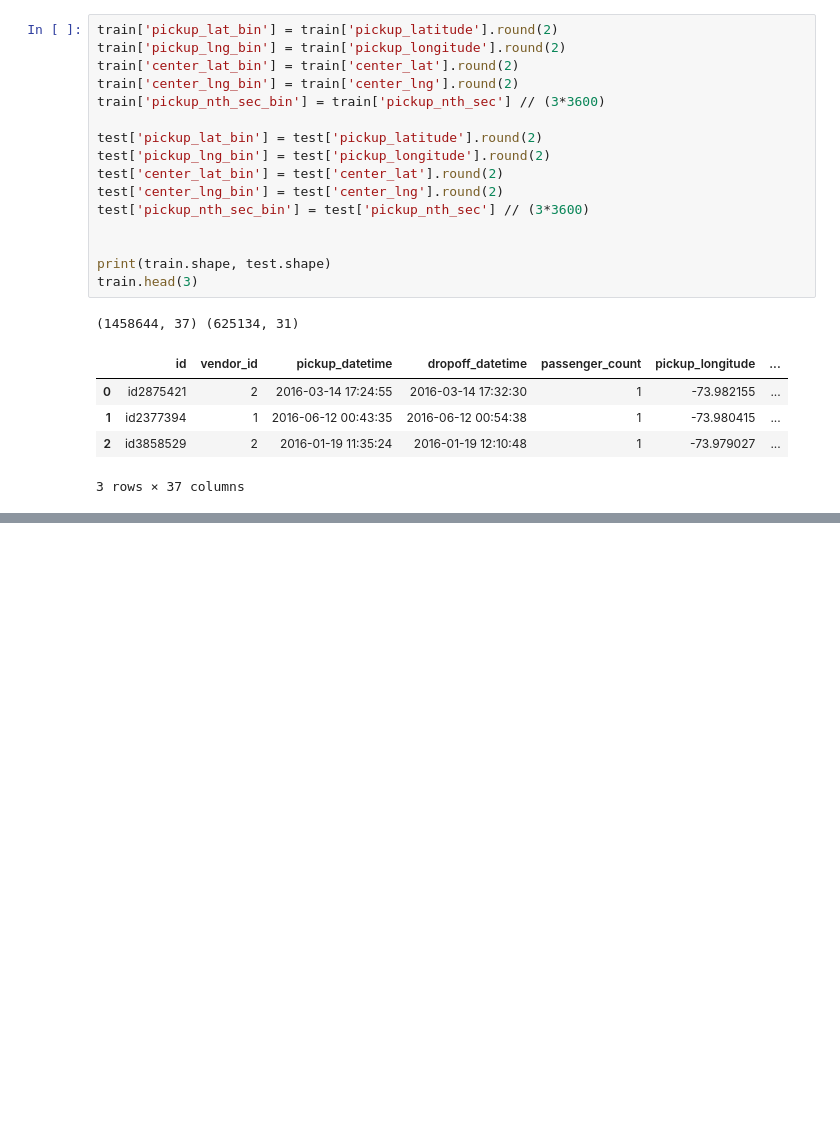
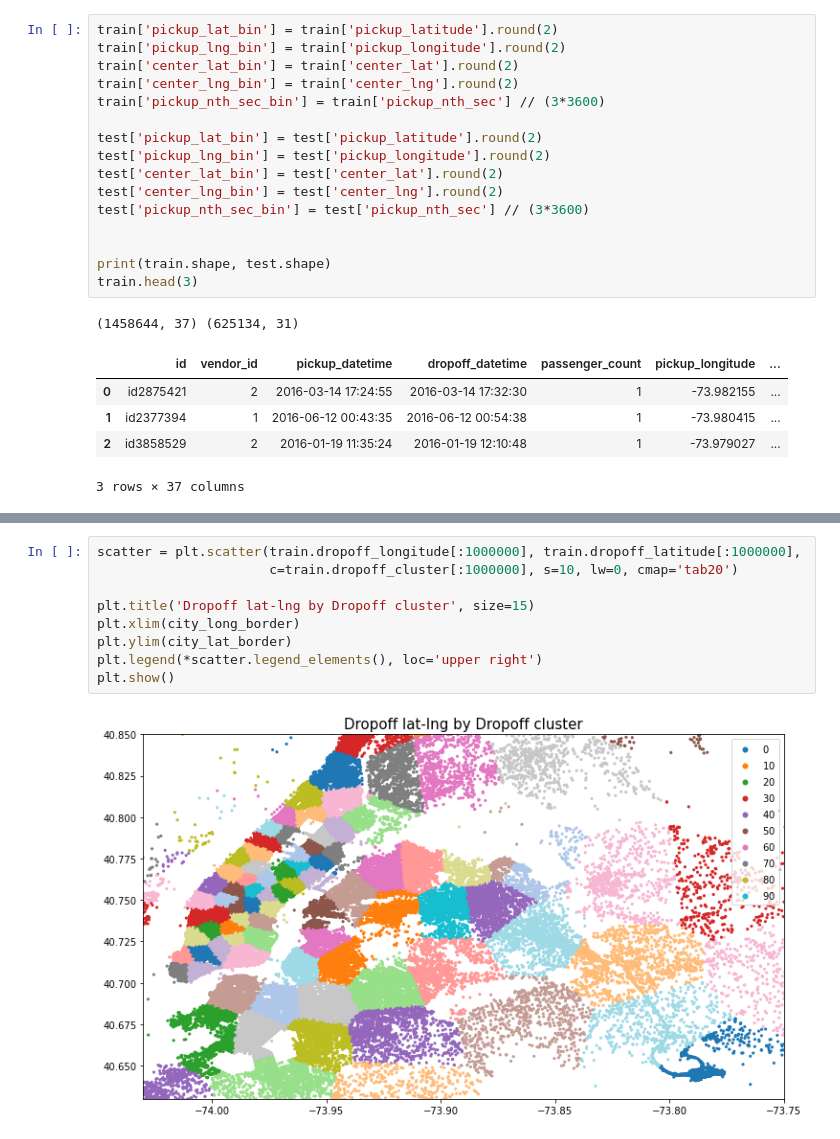
Before and after one commit to sam351/competitions, a Jupyter notebook: kaggle_NY-taxi/200625_NY-taxi_study-03_from-EDA-to-the-Top.ipynb, the cells around one changed output, grey strips where cells are left out. Cells and saved outputs as stored; diff of their text form; blank space fills up the shorter version.

```diff
--- a/kaggle_NY-taxi/200625_NY-taxi_study-03_from-EDA-to-the-Top.ipynb
+++ b/kaggle_NY-taxi/200625_NY-taxi_study-03_from-EDA-to-the-Top.ipynb
@@ -395,0 +431,11 @@ train.head(3)
+# %%
+scatter = plt.scatter(train.dropoff_longitude[:1000000], train.dropoff_latitude[:1000000],
+                      c=train.dropoff_cluster[:1000000], s=10, lw=0, cmap='tab20')
+
+plt.title('Dropoff lat-lng by Dropoff cluster', size=15)
+plt.xlim(city_long_border)
+plt.ylim(city_lat_border)
+plt.legend(*scatter.legend_elements(), loc='upper right')
+plt.show()
+# %% [output]
+[figure, added]
```
Also changed, not shown: parts of 4 cells of this notebook.
